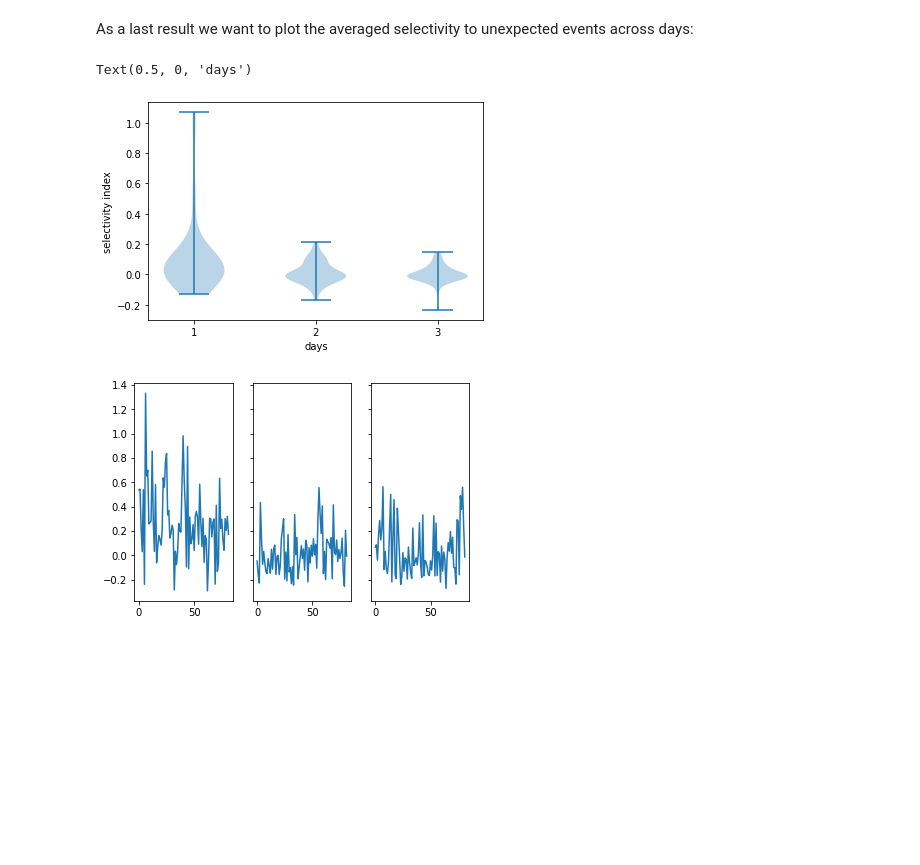
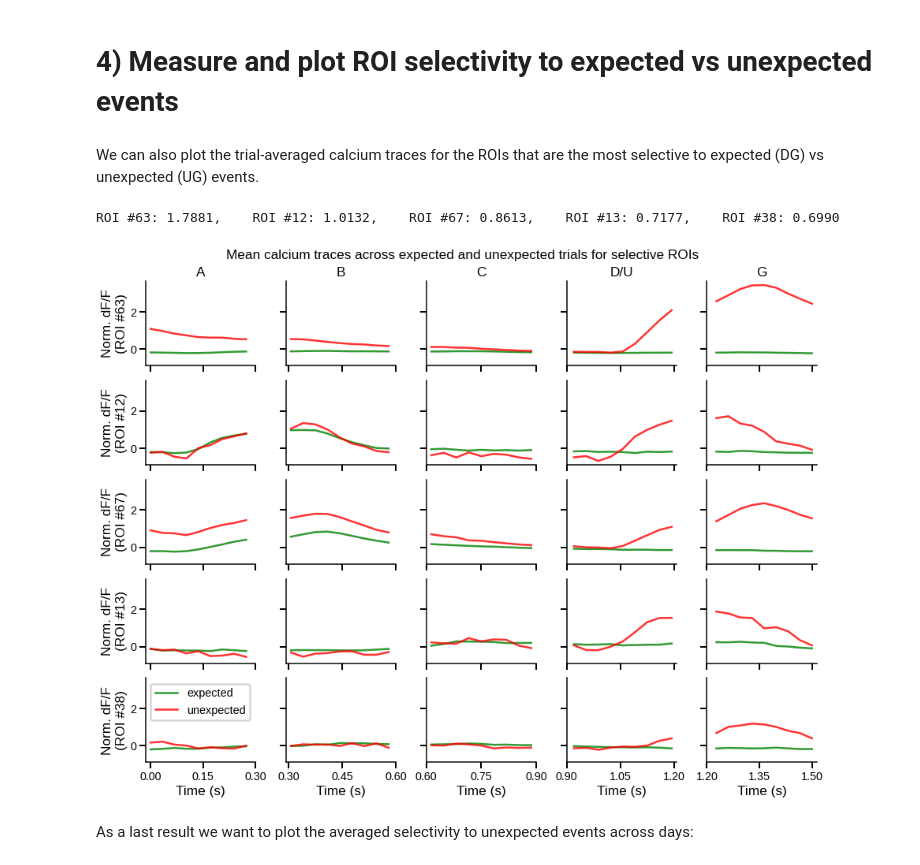
Before and after one commit to colleenjg/OpenScope_CA_Analysis, a Jupyter notebook: minihack/mini_hackhathon.ipynb, the cells around one changed output. Cells and saved outputs as stored; diff of their text form; code cells hidden in the pictures; blank space fills up the shorter version.

```diff
--- a/minihack/mini_hackhathon.ipynb
+++ b/minihack/mini_hackhathon.ipynb
@@ -195,0 +343,4 @@ Text(0.5, 1.0, 'G')
+# %% [markdown]
+# 4) Measure and plot ROI selectivity to expected vs unexpected events
+# %% [markdown]
+We can also plot the trial-averaged calcium traces for the ROIs that are the most selective to expected (DG) vs unexpected (UG) events.
@@ -196,30 +414,7 @@ Text(0.5, 1.0, 'G')
+# %%
+plot_selective_ROI_exp_unexp_traces(mouse_data, sess_n=1, n_rois=5)
+# %% [output]
+ROI #63: 1.7881,    ROI #12: 1.0132,    ROI #67: 0.8613,    ROI #13: 0.7177,    ROI #38: 0.6990
+[figure, added]
 # %% [markdown]
 As a last result we want to plot the averaged selectivity to unexpected events across days:
-# %%
-selectivity1 = x1[unexpected1].mean((0,1,2)) - x1[np.logical_not(unexpected1)].mean((0,1,2))
-selectivity2 = x2[unexpected1].mean((0,1,2)) - x2[np.logical_not(unexpected1)].mean((0,1,2))
-selectivity3 = x3[unexpected1].mean((0,1,2)) - x3[np.logical_not(unexpected1)].mean((0,1,2))
-
-xs = [np.ones_like(selectivity1) * i for i in range(3)]
-ys = [selectivity1, selectivity2, selectivity3]
-
-_, ax = plt.subplots(1)
-ax.violinplot([selectivity1, selectivity2, selectivity3])
-ax.set_ylabel("selectivity index")
-ax.set_xticks([1,2,3])
-ax.set_xlabel("days")
-# %% [output]
-Text(0.5, 0, 'days')
-[figure, removed]
-# %%
-seg = 4
-selectivity1 = x1[unexpected1][:,seg,:].mean((1,2)) - x1[np.logical_not(unexpected1)][:,seg,:].mean((0,1,2))
-selectivity2 = x2[unexpected1][:,seg,:].mean((1,2)) - x2[np.logical_not(unexpected1)][:,seg,:].mean((0,1,2))
-selectivity3 = x3[unexpected1][:,seg,:].mean((1,2)) - x3[np.logical_not(unexpected1)][:,seg,:].mean((0,1,2))
-
-
-_, ax_list = plt.subplots(1,3, sharey="row")
-for i, s in enumerate([selectivity1, selectivity2, selectivity3]):
-    ax_list[i].plot(s)
-# %% [output]
-[figure, removed]
```
Also changed, not shown: parts of 57 cells of this notebook, 2 other files.
